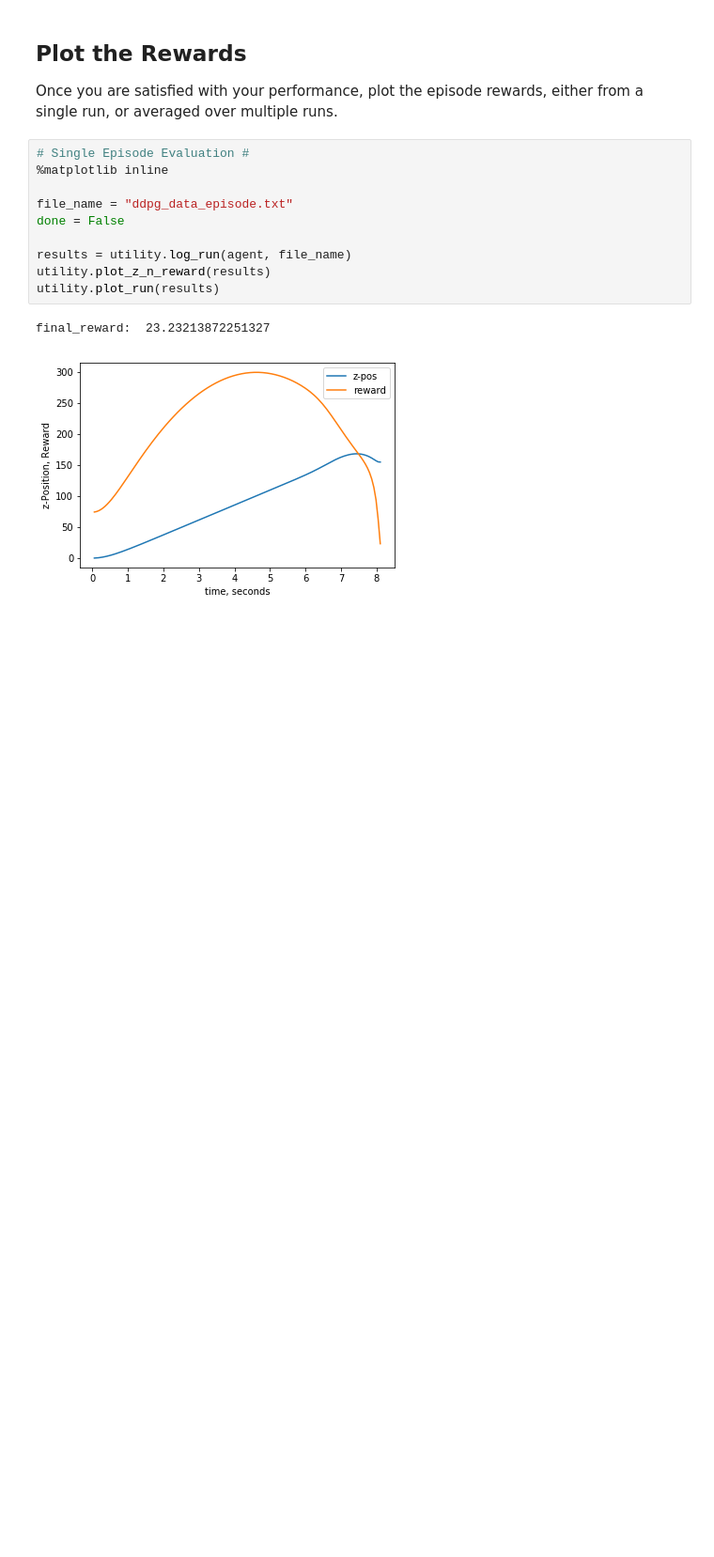
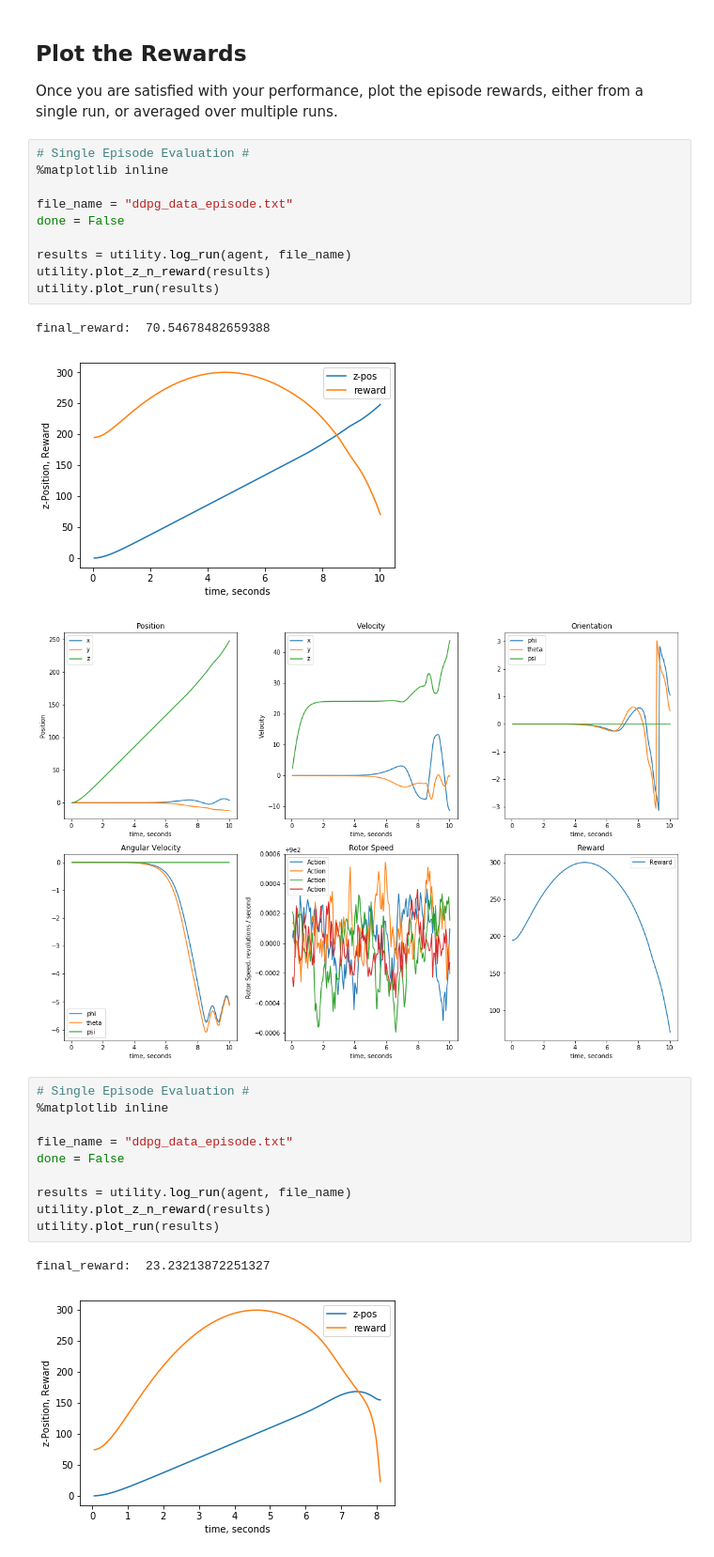
Before and after one commit to genughaben/RL-Quadcopter-2, a Jupyter notebook: Quadcopter_Project.ipynb, the cells around one changed output. Shown at 94% size. Drawn from its saved outputs; the diff is of its cells as text; blank space fills up the shorter version.

```diff
--- a/Quadcopter_Project.ipynb
+++ b/Quadcopter_Project.ipynb
@@ -368,6 +474,20 @@ Episode= 500, score=40106.005, (best=41331.960), reward=73.45, penalty=26.55, po
 ## Plot the Rewards
 
 Once you are satisfied with your performance, plot the episode rewards, either from a single run, or averaged over multiple runs.
+# %%
+# Single Episode Evaluation #
+%matplotlib inline
+
+file_name = "ddpg_data_episode.txt"
+done = False
+
+results = utility.log_run(agent, file_name)
+utility.plot_z_n_reward(results)
+utility.plot_run(results)
+# %% [output]
+final_reward:  70.54678482659388
+[figure, added]
+[figure, added]
 # %%
 # Single Episode Evaluation #
 %matplotlib inline
```
Also changed, not shown: parts of 3 cells of this notebook, 5 other files.
